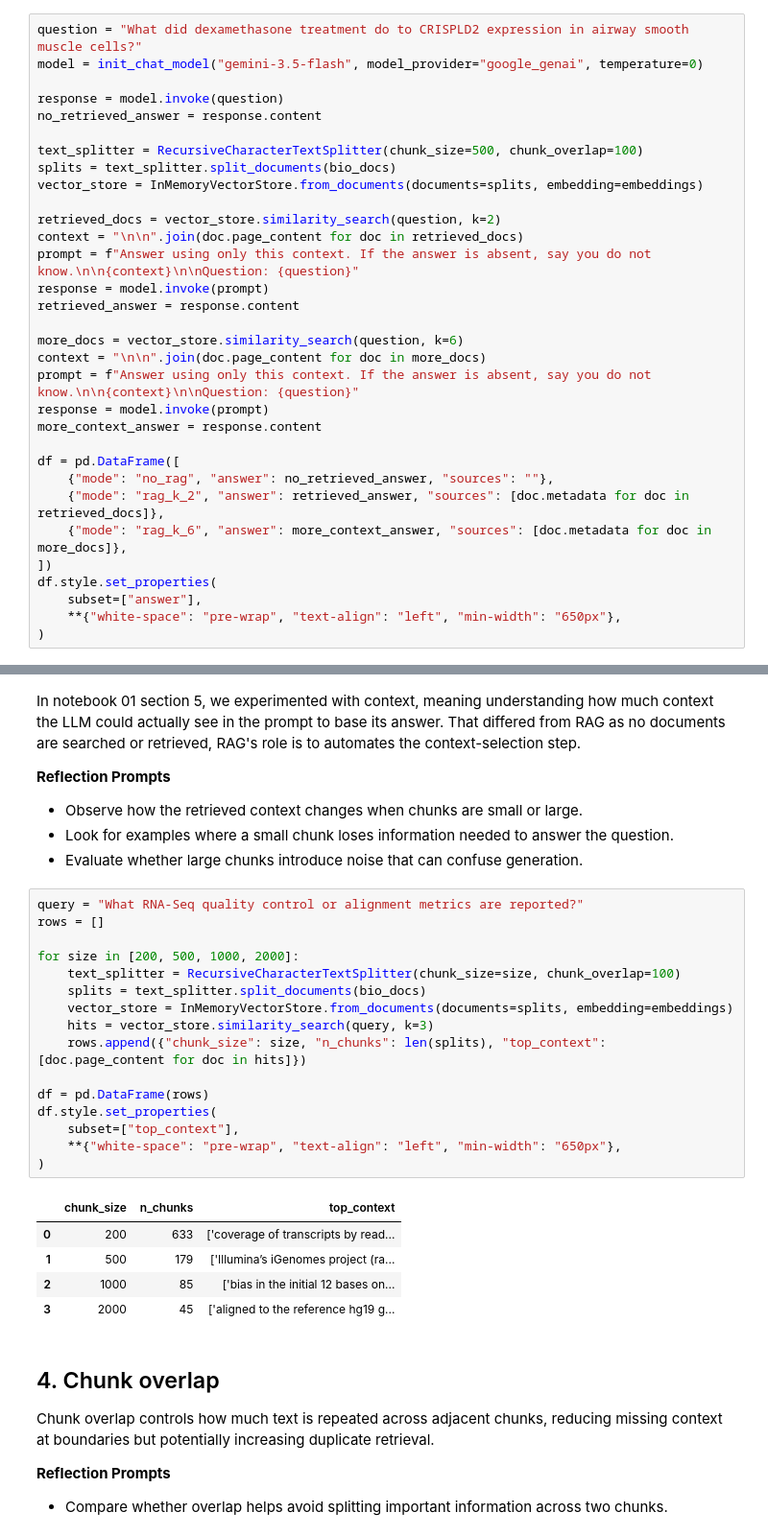
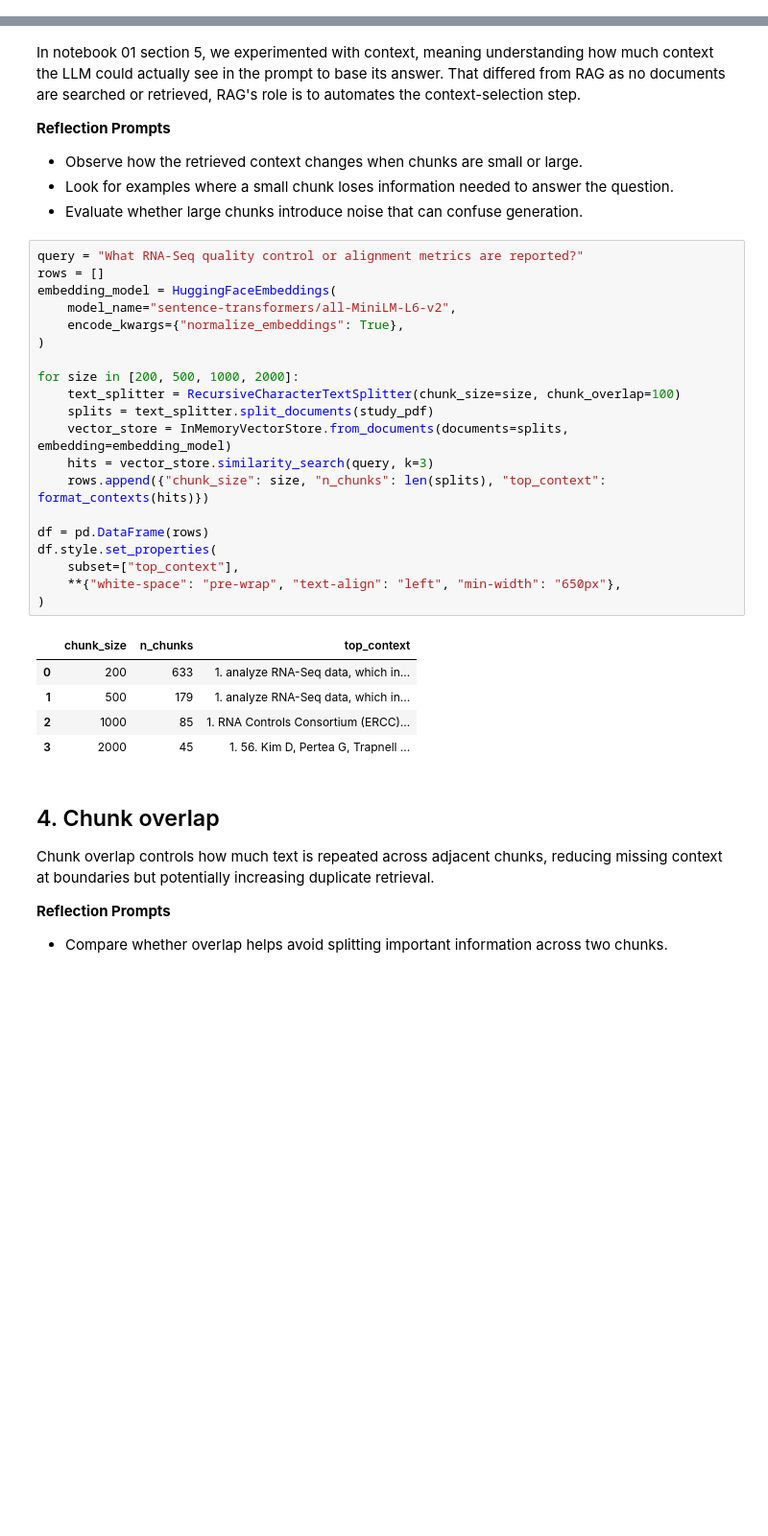
Before and after one commit to nfdata-omics/ai-agents-tutorial, a Jupyter notebook: notebooks/02_RAG.ipynb, the cells around one changed output, grey strips where cells are left out. Shown at 96% size. Drawn from its saved outputs; the diff is of its cells as text; blank space fills up the shorter version.

```diff
--- a/notebooks/02_RAG.ipynb
+++ b/notebooks/02_RAG.ipynb
@@ -47,32 +41,0 @@ The parameter k controls the top k number of similar chunks retrieved. Less chun
-# %%
-question = "What did dexamethasone treatment do to CRISPLD2 expression in airway smooth muscle cells?"
-model = init_chat_model("gemini-3.5-flash", model_provider="google_genai", temperature=0)
-
-response = model.invoke(question)
-no_retrieved_answer = response.content
-
-text_splitter = RecursiveCharacterTextSplitter(chunk_size=500, chunk_overlap=100)
-splits = text_splitter.split_documents(bio_docs)
-vector_store = InMemoryVectorStore.from_documents(documents=splits, embedding=embeddings)
-
-retrieved_docs = vector_store.similarity_search(question, k=2)
-context = "\n\n".join(doc.page_content for doc in retrieved_docs)
-prompt = f"Answer using only this context. If the answer is absent, say you do not know.\n\n{context}\n\nQuestion: {question}"
-response = model.invoke(prompt)
-retrieved_answer = response.content
-
-more_docs = vector_store.similarity_search(question, k=6)
-context = "\n\n".join(doc.page_content for doc in more_docs)
-prompt = f"Answer using only this context. If the answer is absent, say you do not know.\n\n{context}\n\nQuestion: {question}"
-response = model.invoke(prompt)
-more_context_answer = response.content
-
-df = pd.DataFrame([
-    {"mode": "no_rag", "answer": no_retrieved_answer, "sources": ""},
-    {"mode": "rag_k_2", "answer": retrieved_answer, "sources": [doc.metadata for doc in retrieved_docs]},
-    {"mode": "rag_k_6", "answer": more_context_answer, "sources": [doc.metadata for doc in more_docs]},
-])
-df.style.set_properties(
-    subset=["answer"],
-    **{"white-space": "pre-wrap", "text-align": "left", "min-width": "650px"},
-)
@@ -184,25 +260,29 @@ In notebook 01 section 5, we experimented with context, meaning understanding ho
 # %%
 query = "What RNA-Seq quality control or alignment metrics are reported?"
 rows = []
+embedding_model = HuggingFaceEmbeddings(
+    model_name="sentence-transformers/all-MiniLM-L6-v2",
+    encode_kwargs={"normalize_embeddings": True},
+)
 
 for size in [200, 500, 1000, 2000]:
     text_splitter = RecursiveCharacterTextSplitter(chunk_size=size, chunk_overlap=100)
-    splits = text_splitter.split_documents(bio_docs)
-    vector_store = InMemoryVectorStore.from_documents(documents=splits, embedding=embeddings)
+    splits = text_splitter.split_documents(study_pdf)
+    vector_store = InMemoryVectorStore.from_documents(documents=splits, embedding=embedding_model)
     hits = vector_store.similarity_search(query, k=3)
-    rows.append({"chunk_size": size, "n_chunks": len(splits), "top_context": [doc.page_content for doc in hits]})
+    rows.append({"chunk_size": size, "n_chunks": len(splits), "top_context": format_contexts(hits)})
 
 df = pd.DataFrame(rows)
 df.style.set_properties(
     subset=["top_context"],
     **{"white-space": "pre-wrap", "text-align": "left", "min-width": "650px"},
 )
 # %% [output]
 |  | chunk_size | n_chunks | top_context |
-| 0 | 200 | 633 | ['coverage of transcripts by read... |
-| 1 | 500 | 179 | ['Illumina’s iGenomes project (ra... |
-| 2 | 1000 | 85 | ['bias in the initial 12 bases on... |
-| 3 | 2000 | 45 | ['aligned to the reference hg19 g... |
+| 0 | 200 | 633 | 1. analyze RNA-Seq data, which in... |
+| 1 | 500 | 179 | 1. analyze RNA-Seq data, which in... |
+| 2 | 1000 | 85 | 1. RNA Controls Consortium (ERCC)... |
+| 3 | 2000 | 45 | 1. 56. Kim D, Pertea G, Trapnell ... |
 # %% [markdown]
 ## 4. Chunk overlap
 
```
Also changed, not shown: parts of 25 cells of this notebook, 5 other files.
